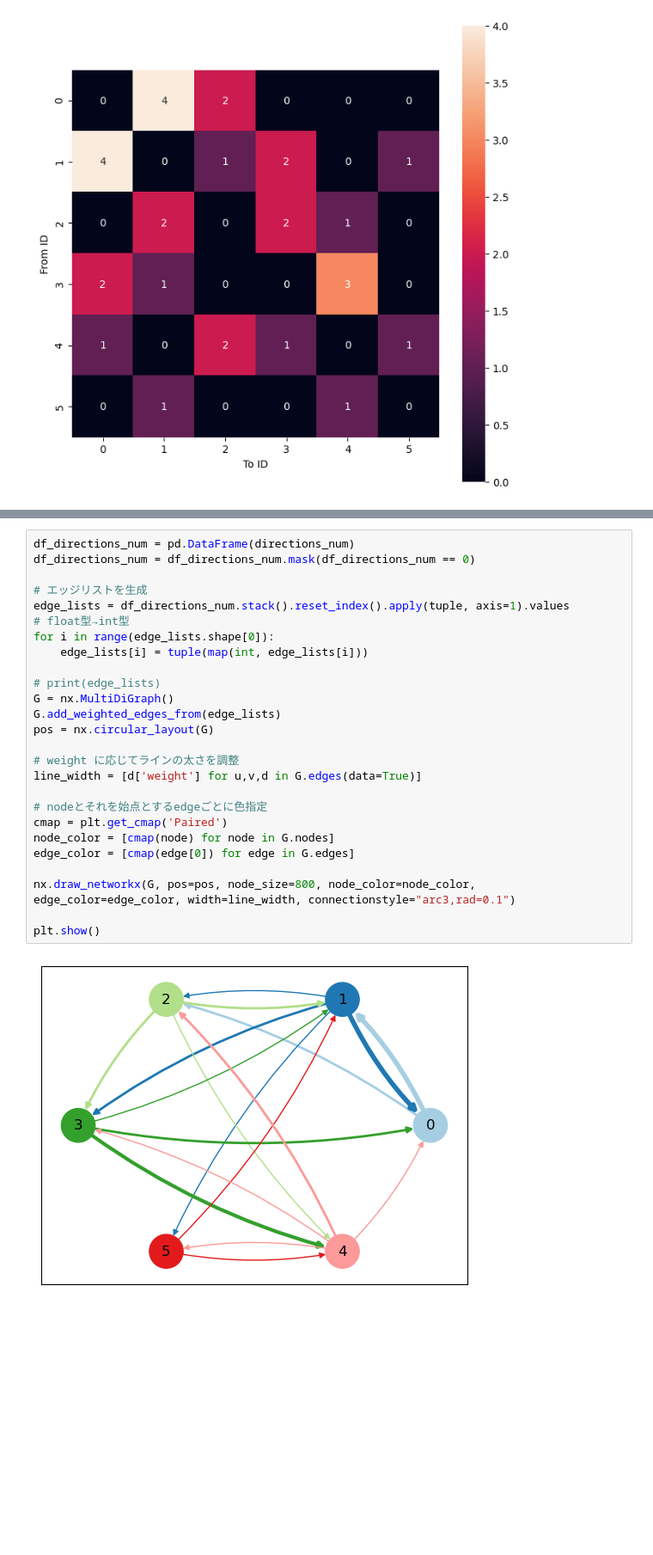
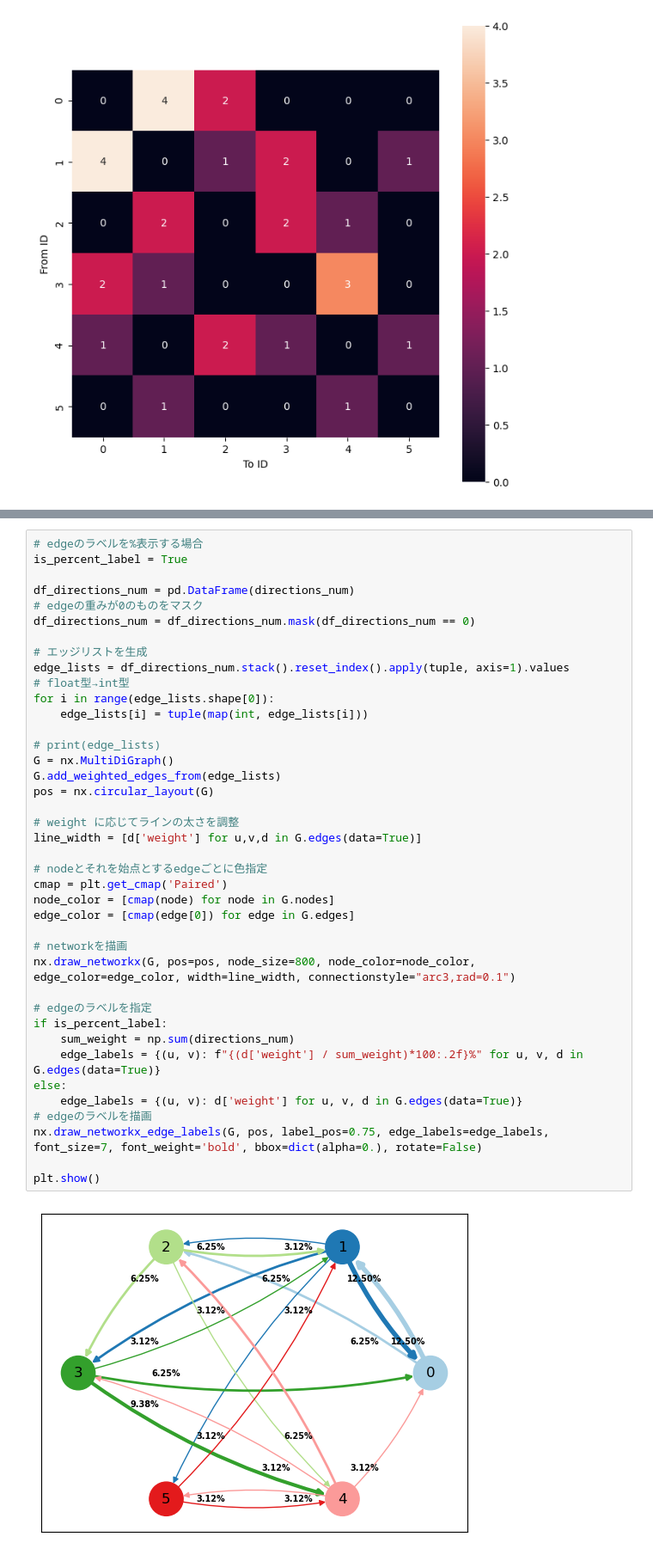
Before and after one commit to jeffshee/icer, a Jupyter notebook: discussion_analysis/speech_direction.ipynb, the cells around one changed output, grey strips where cells are left out. Shown at 86% size. Drawn from its saved outputs; the diff is of its cells as text; blank space fills up the shorter version.

Commit message:
add edge labels

```diff
--- a/discussion_analysis/speech_direction.ipynb
+++ b/discussion_analysis/speech_direction.ipynb
@@ -111,30 +111,44 @@ for start in range(directions_num.shape[0]):
 5→3: 0.00%
 5→4: 3.12%
 # %%
+# edgeのラベルを%表示する場合
+is_percent_label = True
+
 df_directions_num = pd.DataFrame(directions_num)
+# edgeの重みが0のものをマスク
 df_directions_num = df_directions_num.mask(df_directions_num == 0)
 
 # エッジリストを生成
 edge_lists = df_directions_num.stack().reset_index().apply(tuple, axis=1).values
 # float型→int型
 for i in range(edge_lists.shape[0]):
     edge_lists[i] = tuple(map(int, edge_lists[i]))
 
 # print(edge_lists)
 G = nx.MultiDiGraph()
 G.add_weighted_edges_from(edge_lists)
 pos = nx.circular_layout(G)
 
 # weight に応じてラインの太さを調整
 line_width = [d['weight'] for u,v,d in G.edges(data=True)]
 
 # nodeとそれを始点とするedgeごとに色指定
 cmap = plt.get_cmap('Paired')
 node_color = [cmap(node) for node in G.nodes]
 edge_color = [cmap(edge[0]) for edge in G.edges]
 
+# networkを描画
 nx.draw_networkx(G, pos=pos, node_size=800, node_color=node_color, edge_color=edge_color, width=line_width, connectionstyle="arc3,rad=0.1")
 
+# edgeのラベルを指定
+if is_percent_label:
+    sum_weight = np.sum(directions_num)
+    edge_labels = {(u, v): f"{(d['weight'] / sum_weight)*100:.2f}%" for u, v, d in G.edges(data=True)}
+else:
+    edge_labels = {(u, v): d['weight'] for u, v, d in G.edges(data=True)}
+# edgeのラベルを描画
+nx.draw_networkx_edge_labels(G, pos, label_pos=0.75, edge_labels=edge_labels, font_size=7, font_weight='bold', bbox=dict(alpha=0.), rotate=False)
+
 plt.show()
 # %% [output]
-[figure, old version]
+[figure, new version]
```
Also changed, not shown: parts of 2 cells of this notebook.
